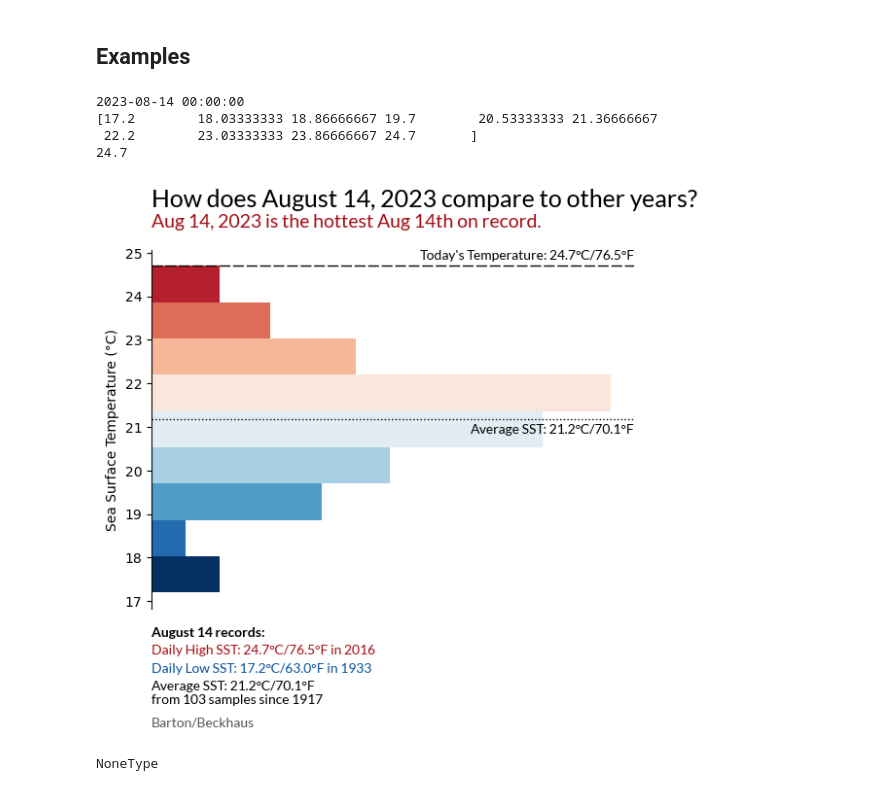
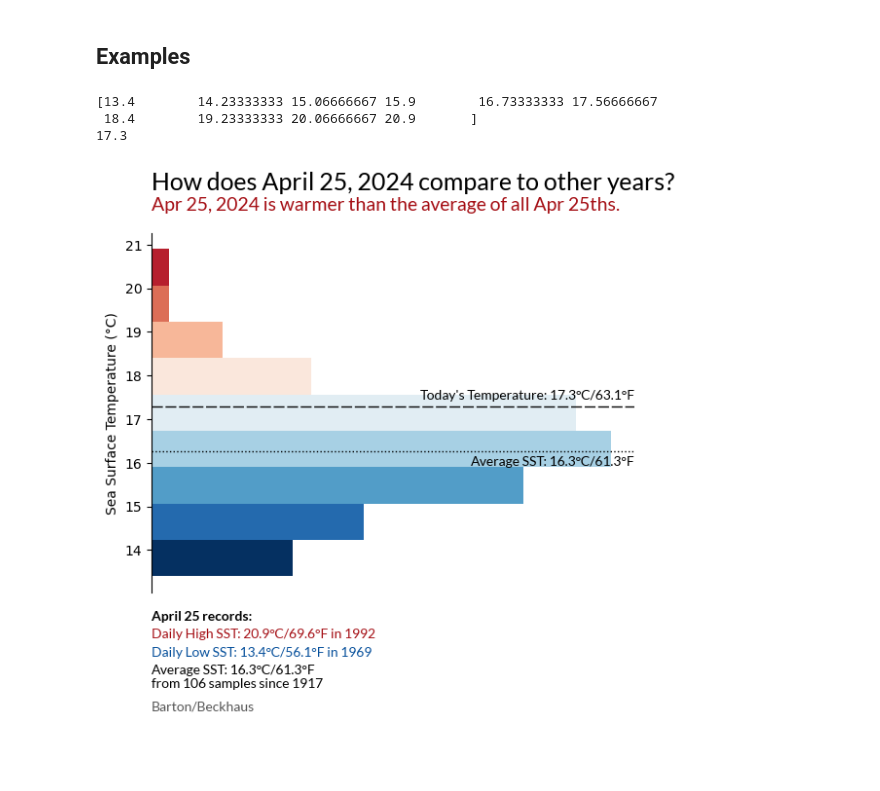
Before and after one commit to bartonnoah/sccoos-shorestations, a Jupyter notebook: sst_hist/sst_hist.ipynb, the cells around one changed output. Drawn from its saved outputs; the diff is of its cells as text; code cells hidden in the pictures; blank space fills up the shorter version.

```diff
--- a/sst_hist/sst_hist.ipynb
+++ b/sst_hist/sst_hist.ipynb
@@ -52,10 +52,14 @@ def trivia_msg(climatology, today_sst, today, bottom):
             trivia_msg = obs_datetime + ' is among the hottest 10% of ' + months[month] + ' ' + str(int(day)) + suffix(day) + 's on record.'
         if today_sst < np.nanpercentile(climatology.SURF_TEMP_C.values,10): #How do you define a MHW day? Also np.percentile assumes a normal distribution I think
             trivia_msg = obs_datetime + ' is among the coldest 10% of ' + months[month] + ' ' + str(int(day)) + suffix(day) + 's on record.'
-        if today_sst >= climatology.SURF_TEMP_C.max():
-            trivia_msg = obs_datetime + ' is the hottest ' + months[month] + ' ' + str(int(day)) + suffix(day) + ' on record.'
-        elif today_sst <= climatology.SURF_TEMP_C.min():
-            trivia_msg = obs_datetime + ' is the coldest ' + months[month] + ' ' + str(int(day)) + suffix(day) + ' on record.'
+        if today_sst == climatology.SURF_TEMP_C.max():
+            trivia_msg = obs_datetime + ' is tied for the hottest ' + months[month] + ' ' + str(int(day)) + suffix(day) + ' on record.'
+        if today_sst > climatology.SURF_TEMP_C.max():
+            trivia_msg = obs_datetime + ' a record-breaking high for all ' + months[month] + ' ' + str(int(day)) + suffix(day) + 's on record.'
+        if today_sst == climatology.SURF_TEMP_C.min():
+            trivia_msg = obs_datetime + ' is tied for the coldest ' + months[month] + ' ' + str(int(day)) + suffix(day) + ' on record.'
+        if today_sst < climatology.SURF_TEMP_C.min():
+            trivia_msg = obs_datetime + ' a record-breaking low for all ' + months[month] + ' ' + str(int(day)) + suffix(day) + 's on record.'
         elif np.round(today_sst,1) == np.round(climatology.SURF_TEMP_C.mean(),1):
             trivia_msg = 'It matches the average temperature of all '+ months[month] + ' ' + str(int(day)) + suffix(day) + 's on record.'
     elif bottom:
@@ -85,9 +89,9 @@ def sst_hist(sst_filename, location):
     usecols = ['SURF_TEMP_C','MONTH','DAY','YEAR'] if not bottom else ['BOT_TEMP_C','MONTH','DAY','YEAR']
     all_sst = pd.read_csv(sst_filename, usecols=usecols)
     last = all_sst.iloc[-1,:] #TODO make sure years match between obs and title
-    day = 14 #int(last.DAY)
-    month = 8 #int(last.MONTH)
-    year = 2023 #int(last.YEAR)
+    day = int(last.DAY)
+    month = int(last.MONTH)
+    year = int(last.YEAR)
     today = datetime(year,month,day)
     if not bottom: today_sst = last.SURF_TEMP_C
     elif bottom: today_sst = last.BOT_TEMP_C
@@ -103,7 +107,7 @@ def sst_hist(sst_filename, location):
         coldest = climatology.SURF_TEMP_C.min()
         n = climatology.SURF_TEMP_C.dropna().count()
         temp_type = 'SST'
-        today_sst = last.SURF_TEMP_C
+        today_sst = climatology[(climatology.YEAR == year) & (climatology.MONTH == month) & (climatology.DAY == day)].SURF_TEMP_C.values[0]
     elif bottom:
         print(bottom)
         max_day = all_sst.loc[climatology.BOT_TEMP_C.idxmax()]
@@ -113,14 +117,12 @@ def sst_hist(sst_filename, location):
         coldest = climatology.BOT_TEMP_C.min()
         n = climatology.BOT_TEMP_C.dropna().count()
         temp_type = 'SBT'
-        today_sst = last.BOT_TEMP_C
+        today_sst = climatology[(climatology.YEAR == year) & (climatology.MONTH == month) & (climatology.DAY == day)].BOT_TEMP_C.values[0]
 
-    today_sst = 24.7 #TODO remove after testing
     if np.isnan(today_sst):
         title = "While no sample was taken today,\nhere's what " + datetime.strftime(datetime(2024,month, day),'%B %-d') + suffix(day) + ' looked like in the past'
     else:
         title = 'How does '+datetime.strftime(today,'%B %-d, %Y')+' compare to other years?'
-    print(today)
     subtitle = datetime.strftime(today,'%B %-d') + ' records: '
     max_msg = 'Daily High ' + temp_type + ': ' + str(hottest) + '°C/'+str(round(c_to_f(hottest), 1))+'°F in ' + str(int(max_day.YEAR))
     min_msg = 'Daily Low ' + temp_type + ': ' + str(coldest) + '°C/'+str(round(c_to_f(coldest), 1))+'°F in ' + str(int(min_day.YEAR))
@@ -182,7 +184,9 @@ def sst_hist(sst_filename, location):
         ax.text(0, 1.1, comparison_msg, transform=ax.transAxes, va='top', font=fpath, color = comparison_color, fontsize=14)
     filenames = {'SIO Pier Surface': 'sio_surface_hist',
                  'SIO Pier Bottom': 'sio_bottom_hist',
-                 'Zuma Beach': 'zuma_hist'}
+                 'Zuma Beach': 'zuma_hist',
+                 'Trinidad Beach': 'tbeach_hist',
+                 'Trinidad Bay': 'tbay_hist',}
 
     fig_filename = filenames[location]+".png"
     fig_dir = 'fig'
@@ -193,12 +197,10 @@ def sst_hist(sst_filename, location):
 # %%
 sst_filename="/Users/noahbarton/Library/CloudStorage/OneDrive-UCSanDiego/sccoos/data/non-QC'd SIO Shore Station Data.csv"
 location = 'SIO Pier Surface'
 
-type(sst_hist(sst_filename, location))
+sst_hist(sst_filename, location)
 # %% [output]
-2023-08-14 00:00:00
-[17.2        18.03333333 18.86666667 19.7        20.53333333 21.36666667
- 22.2        23.03333333 23.86666667 24.7       ]
-24.7
+[13.4        14.23333333 15.06666667 15.9        16.73333333 17.56666667
+ 18.4        19.23333333 20.06666667 20.9       ]
+17.3
-[figure, old version]
+[figure, new version]
-NoneType
```
Also changed, not shown: parts of 3 cells of this notebook, 6 other files.
